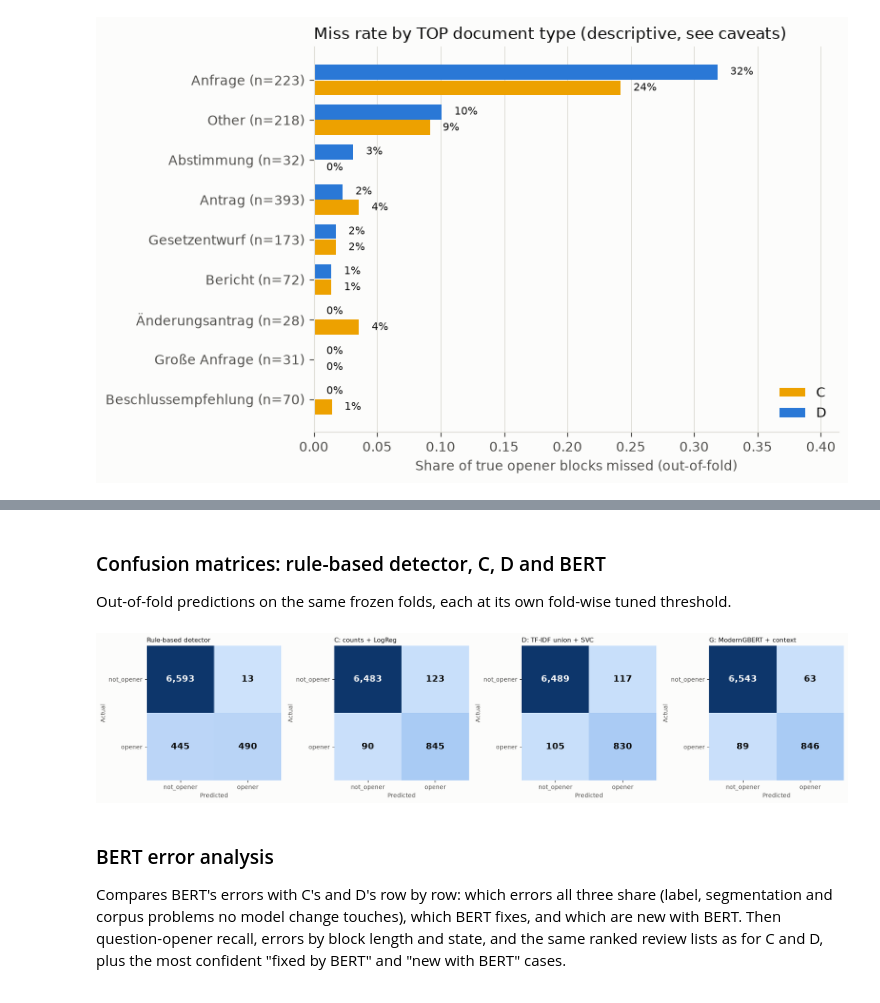
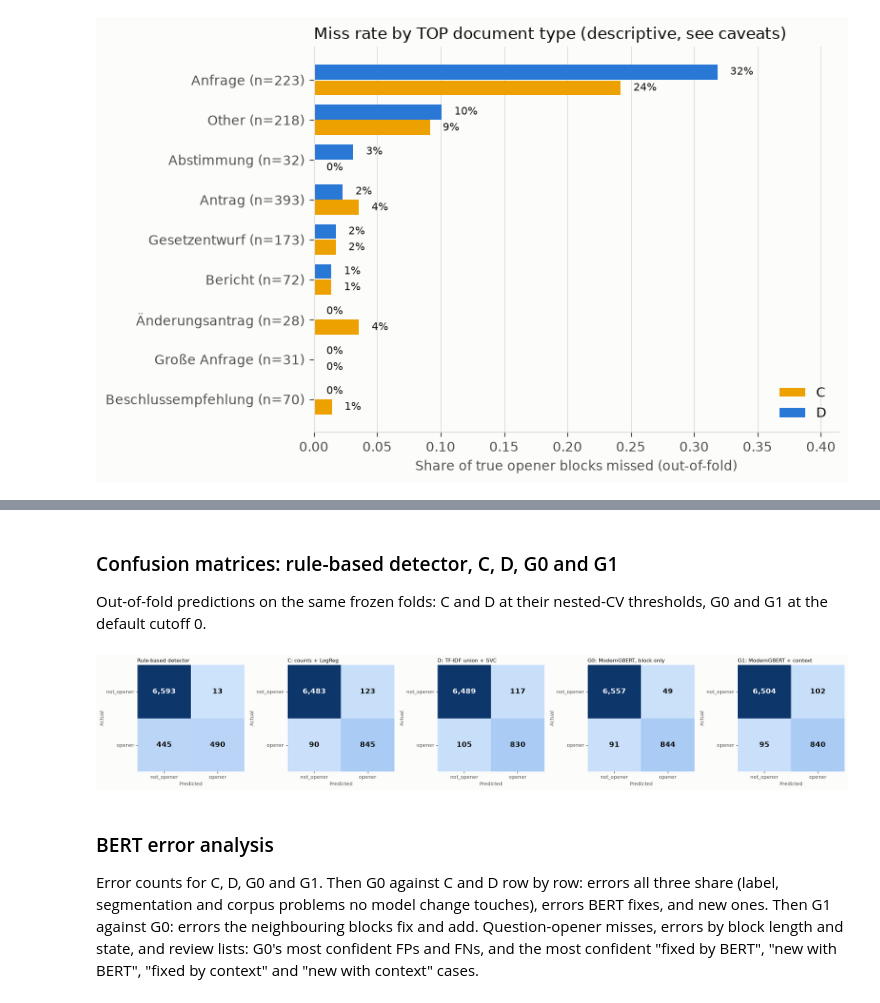
Before and after one commit to AnLeWe/Incivility-in-Plenary-de, a Jupyter notebook: measurement/top_change/top_change_classification_v1_v2.ipynb, the cells around one changed output, grey strips where cells are left out. Saved outputs shown, nothing was run; the diff lists cells and outputs as text; code cells hidden in the pictures.

```diff
--- a/measurement/top_change/top_change_classification_v1_v2.ipynb
+++ b/measurement/top_change/top_change_classification_v1_v2.ipynb
@@ -2117,33 +2304,29 @@ Added 'G: ModernGBERT_134M + context' to errors_by_model -- add it to REVIEW_MOD
 # %% [markdown]
-### Confusion matrices: rule-based detector, C, D and BERT
+### Confusion matrices: rule-based detector, C, D, G0 and G1
 
-Out-of-fold predictions on the same frozen folds, each at its own fold-wise tuned threshold.
+Out-of-fold predictions on the same frozen folds: C and D at their nested-CV thresholds, G0 and
+G1 at the default cutoff 0.
 # %%
-C_NAME = "C: word13 counts + balanced LogReg"
-D_NAME = "D: tfidf union + balanced LinearSVC"
-
-bert_done = (bert_oof["outer_fold"] > 0).to_numpy()
-if not bert_done.all():
-    print(f"BERT covers {bert_done.sum()} of {len(bert_done)} rows (folds {done_folds}); "
-          "all four matrices are restricted to those rows")
-
-fig, axes = plt.subplots(1, 4, figsize=(18, 4.2), facecolor=CHROME["surface_light"])
-for ax in axes:
+panels = [("Rule-based detector", cv_pool["rule_pred"].to_numpy()),
+          ("C: counts + LogReg", oof_by_model[C_NAME]["pred"].to_numpy()),
+          ("D: TF-IDF union + SVC", oof_by_model[D_NAME]["pred"].to_numpy()),
+          ("G0: ModernGBERT, block only", bert_oofs[BERT_MODEL_KEY]["pred"].to_numpy()),
+          ("G1: ModernGBERT + context", bert_oofs[CONTEXT_MODEL_KEY]["pred"].to_numpy())]
+fig, axes = plt.subplots(1, len(panels), figsize=(4.4 * len(panels), 4.2), facecolor=CHROME["surface_light"])
+actual = cv_pool["is_opener"].to_numpy()
+for ax, (title, predicted) in zip(axes, panels):
     ax.set_facecolor(CHROME["surface_light"])
-actual = cv_pool["is_opener"].to_numpy()[bert_done]
-plot_confusion_matrix(axes[0], actual, cv_pool["rule_pred"].to_numpy()[bert_done], "Rule-based detector")
-plot_confusion_matrix(axes[1], actual, oof_by_model[C_NAME]["pred"].to_numpy()[bert_done], "C: counts + LogReg")
-plot_confusion_matrix(axes[2], actual, oof_by_model[D_NAME]["pred"].to_numpy()[bert_done], "D: TF-IDF union + SVC")
-plot_confusion_matrix(axes[3], actual, bert_oof["pred"].to_numpy()[bert_done], "G: ModernGBERT + context")
+    plot_confusion_matrix(ax, actual, predicted, title)
 plt.tight_layout()
 plt.show()
 # %% [output]
-[figure, old version]
+[figure, new version]
 # %% [markdown]
 ### BERT error analysis
 
-Compares BERT's errors with C's and D's row by row: which errors all three share (label, segmentation
-and corpus problems no model change touches), which BERT fixes, and which are new with BERT. Then
-question-opener recall, errors by block length and state, and the same ranked review lists as for C
-and D, plus the most confident "fixed by BERT" and "new with BERT" cases.
+Error counts for C, D, G0 and G1. Then G0 against C and D row by row: errors all three share (label,
+segmentation and corpus problems no model change touches), errors BERT fixes, and new ones. Then G1
+against G0: errors the neighbouring blocks fix and add. Question-opener misses, errors by block
+length and state, and review lists: G0's most confident FPs and FNs, and the most confident "fixed
+by BERT", "new with BERT", "fixed by context" and "new with context" cases.
 # %%
```
Also changed, not shown: parts of 53 cells of this notebook, 5 other files.
